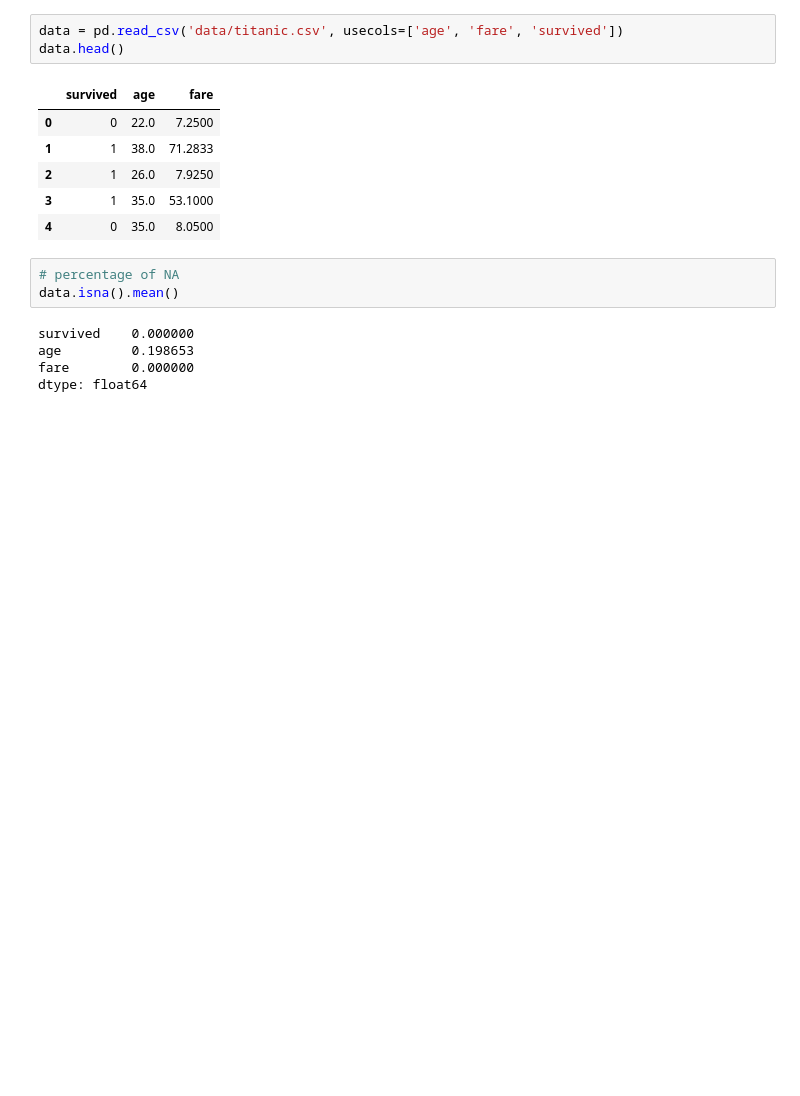
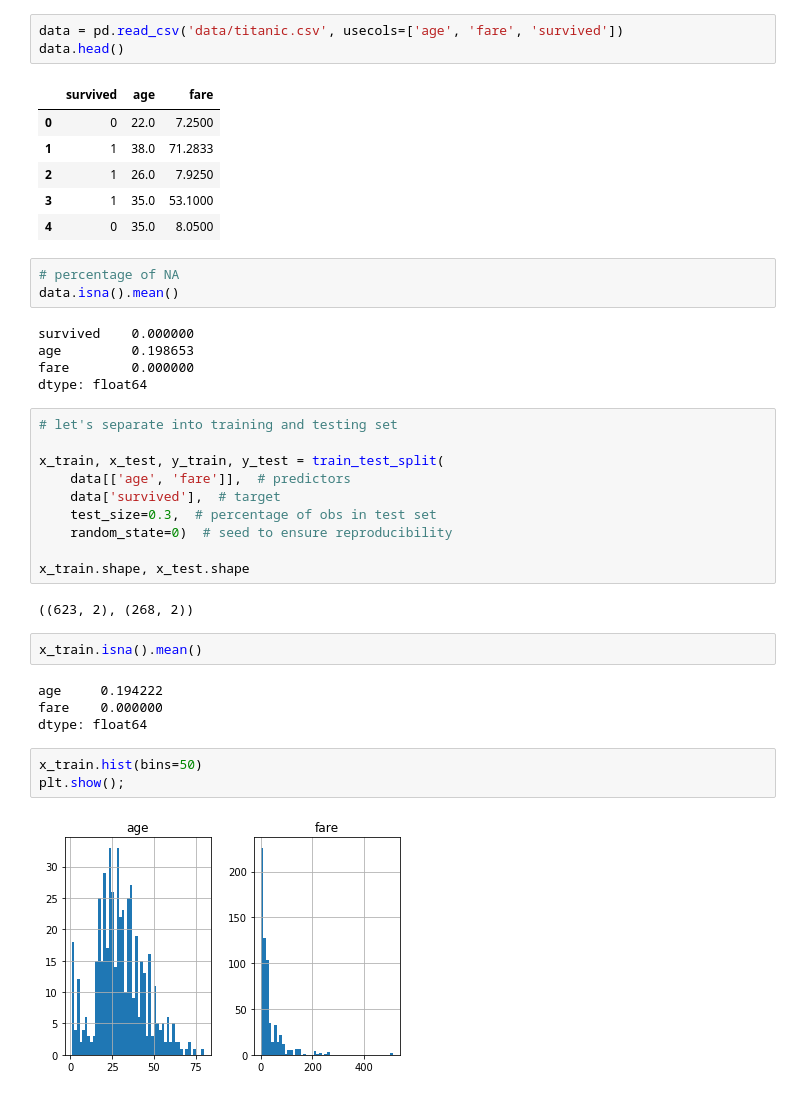
Before and after one commit to KarthikKothareddy/FeatureEngineering, a Jupyter notebook: Missing_Data_Imputation.ipynb, the cells around one changed output. Cells and saved outputs as stored; diff of their text form; blank space fills up the shorter version.

```diff
--- a/Missing_Data_Imputation.ipynb
+++ b/Missing_Data_Imputation.ipynb
@@ -448,3 +452,26 @@ survived    0.000000
 age         0.198653
 fare        0.000000
 dtype: float64
+# %%
+# let's separate into training and testing set
+
+x_train, x_test, y_train, y_test = train_test_split(
+    data[['age', 'fare']],  # predictors
+    data['survived'],  # target
+    test_size=0.3,  # percentage of obs in test set
+    random_state=0)  # seed to ensure reproducibility
+
+x_train.shape, x_test.shape
+# %% [output]
+((623, 2), (268, 2))
+# %%
+x_train.isna().mean()
+# %% [output]
+age     0.194222
+fare    0.000000
+dtype: float64
+# %%
+x_train.hist(bins=50)
+plt.show();
+# %% [output]
+[figure, added]
```
Also changed, not shown: parts of 16 cells of this notebook.
